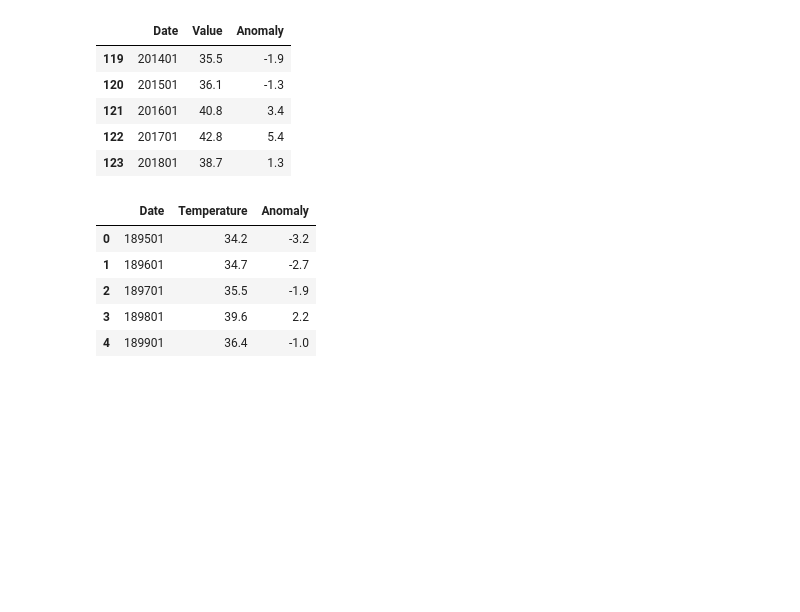
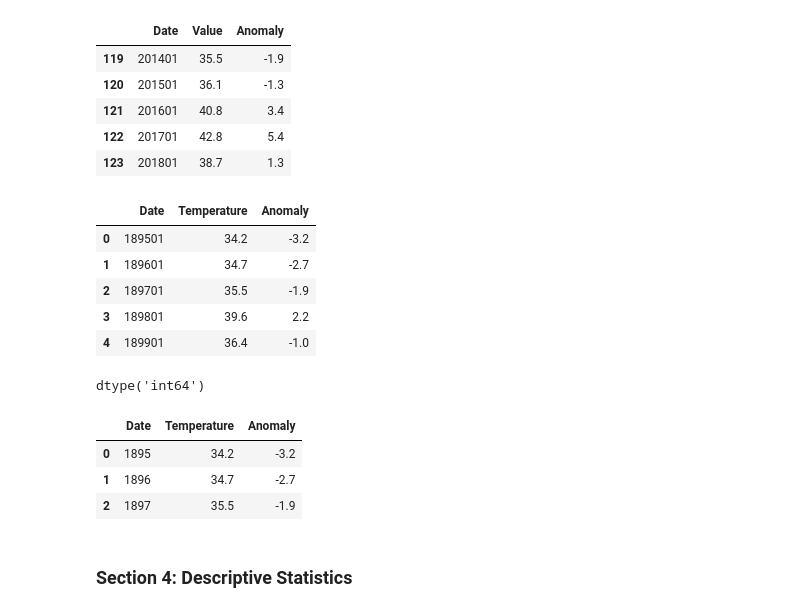
Before and after one commit to JBtallgrass/datafun-07-ml, a Jupyter notebook: jballard_ml.ipynb, the cells around one changed output. Drawn from its saved outputs; the diff is of its cells as text; code cells hidden in the pictures; blank space fills up the shorter version.

```diff
--- a/jballard_ml.ipynb
+++ b/jballard_ml.ipynb
@@ -62,3 +68,17 @@ nyc_df.head()
 | 2 | 189701 | 35.5 | -1.9 |
 | 3 | 189801 | 39.6 | 2.2 |
 | 4 | 189901 | 36.4 | -1.0 |
+# %%
+nyc_df.Date.dtype
+# %% [output]
+dtype('int64')
+# %%
+nyc_df.Date = nyc_df.Date.floordiv(100)
+nyc_df.head(3)
+# %% [output]
+|  | Date | Temperature | Anomaly |
+| 0 | 1895 | 34.2 | -3.2 |
+| 1 | 1896 | 34.7 | -2.7 |
+| 2 | 1897 | 35.5 | -1.9 |
+# %% [markdown]
+### Section 4: Descriptive Statistics
```
Also changed, not shown: parts of 19 cells of this notebook, 3 other files.
